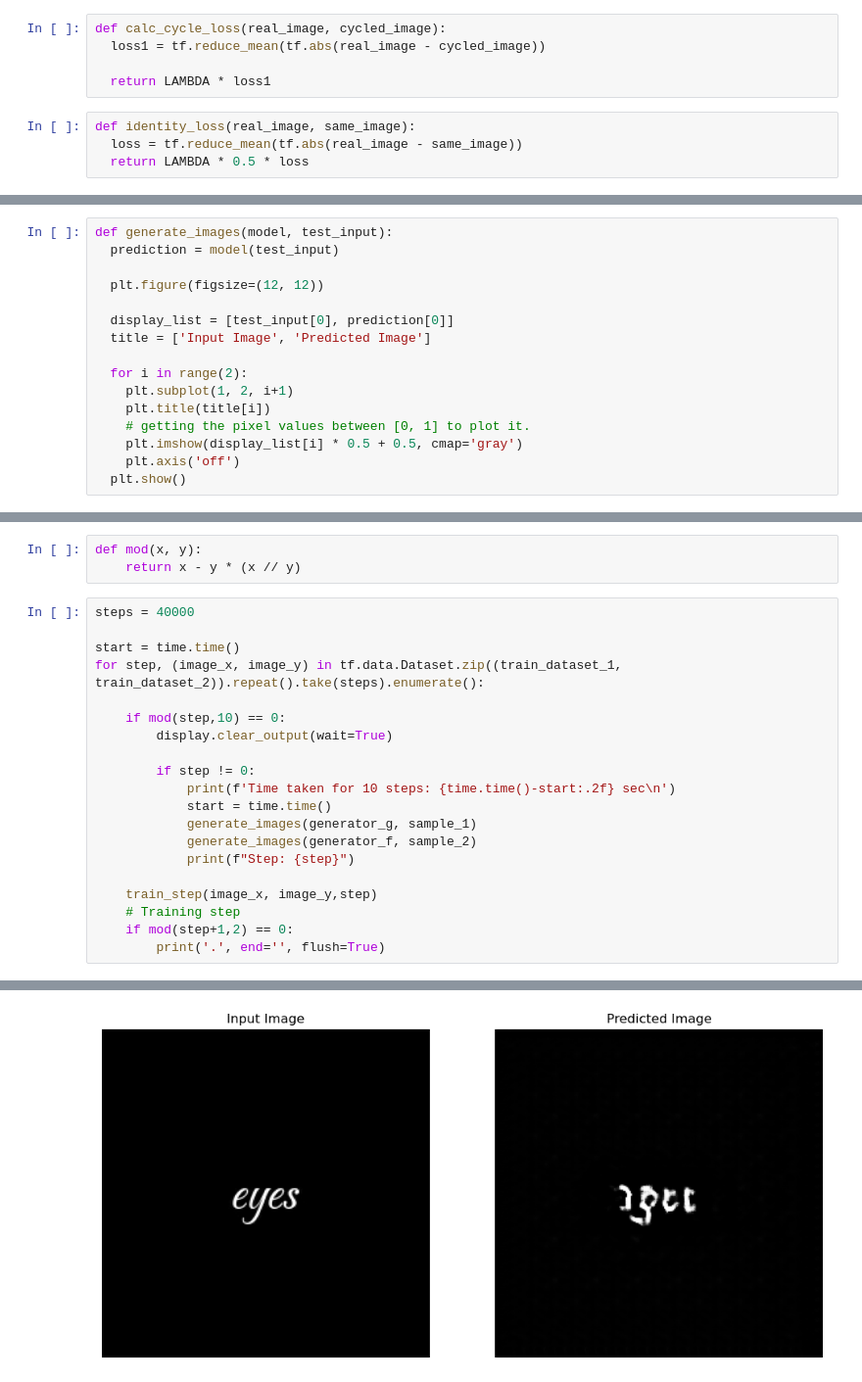
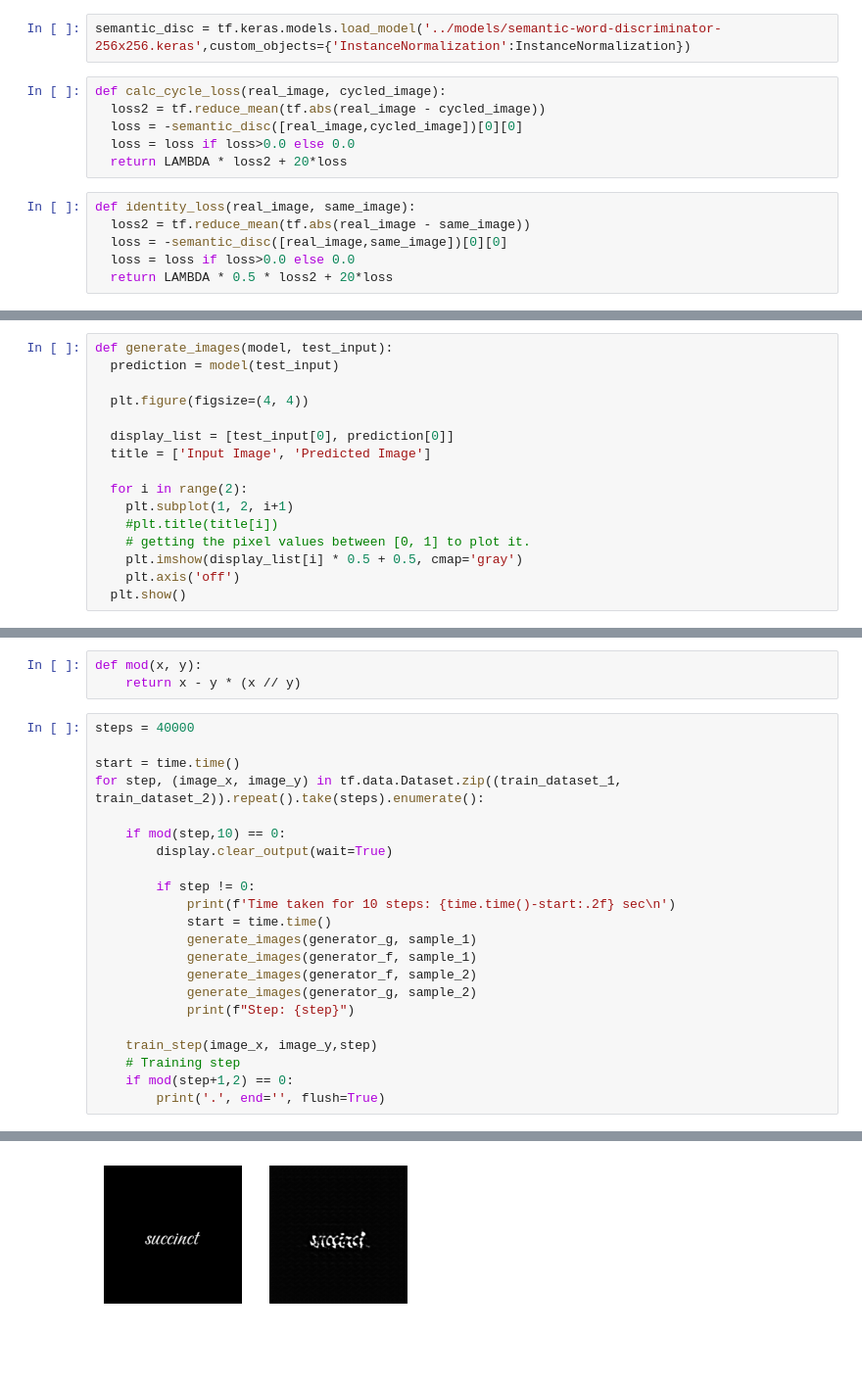
Before and after one commit to Fabro2701/I2I-Font, a Jupyter notebook: src/cyclegan_test.ipynb, the cells around one changed output, grey strips where cells are left out. Shown: that part at 98% size. Saved outputs shown, nothing was run; the diff lists cells and outputs as text; blank space fills up the shorter version.

Commit message:
cyclegan img_comparison model integration

```diff
--- a/src/cyclegan_test.ipynb
+++ b/src/cyclegan_test.ipynb
@@ -266,15 +271,20 @@ def discriminator_loss(real, generated):
 # %%
 def generator_loss(generated):
   return loss_obj(tf.ones_like(generated), generated)
+# %%
+semantic_disc = tf.keras.models.load_model('../models/semantic-word-discriminator-256x256.keras',custom_objects={'InstanceNormalization':InstanceNormalization})
 # %%
 def calc_cycle_loss(real_image, cycled_image):
-  loss1 = tf.reduce_mean(tf.abs(real_image - cycled_image))
-
-  return LAMBDA * loss1
+  loss2 = tf.reduce_mean(tf.abs(real_image - cycled_image))
+  loss = -semantic_disc([real_image,cycled_image])[0][0]
+  loss = loss if loss>0.0 else 0.0
+  return LAMBDA * loss2 + 20*loss
 # %%
 def identity_loss(real_image, same_image):
-  loss = tf.reduce_mean(tf.abs(real_image - same_image))
-  return LAMBDA * 0.5 * loss
+  loss2 = tf.reduce_mean(tf.abs(real_image - same_image))
+  loss = -semantic_disc([real_image,same_image])[0][0]
+  loss = loss if loss>0.0 else 0.0
+  return LAMBDA * 0.5 * loss2 + 20*loss
 # %%
 generator_g_optimizer = tf.keras.optimizers.Adam(2e-4, beta_1=0.5)
 generator_f_optimizer = tf.keras.optimizers.Adam(2e-4, beta_1=0.5)
@@ -285,14 +295,14 @@ discriminator_y_optimizer = tf.keras.optimizers.Adam(2e-4, beta_1=0.5)
 def generate_images(model, test_input):
   prediction = model(test_input)
 
-  plt.figure(figsize=(12, 12))
+  plt.figure(figsize=(4, 4))
 
   display_list = [test_input[0], prediction[0]]
   title = ['Input Image', 'Predicted Image']
 
   for i in range(2):
     plt.subplot(1, 2, i+1)
-    plt.title(title[i])
+    #plt.title(title[i])
     # getting the pixel values between [0, 1] to plot it.
     plt.imshow(display_list[i] * 0.5 + 0.5, cmap='gray')
     plt.axis('off')
@@ -421,7 +432,9 @@ for step, (image_x, image_y) in tf.data.Dataset.zip((train_dataset_1, train_data
             print(f'Time taken for 10 steps: {time.time()-start:.2f} sec\n')
             start = time.time()
             generate_images(generator_g, sample_1)
+            generate_images(generator_f, sample_1)
             generate_images(generator_f, sample_2)
+            generate_images(generator_g, sample_2)
             print(f"Step: {step}")
 
     train_step(image_x, image_y,step)
@@ -433 +446 @@ Time taken for 10 steps: 3.18 sec
-[figure, old version]
+[figure, new version]
```
Also changed, not shown: parts of 14 cells of this notebook.
